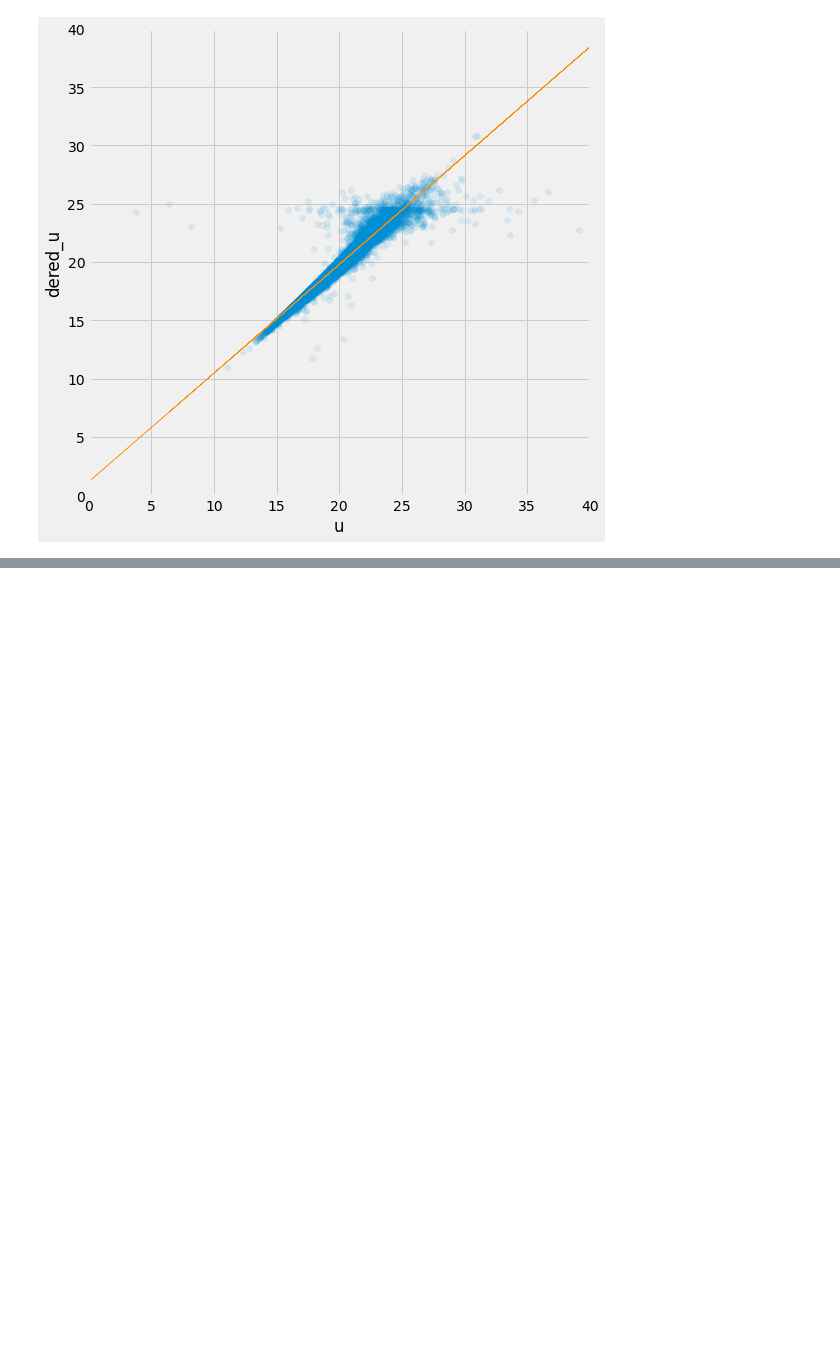
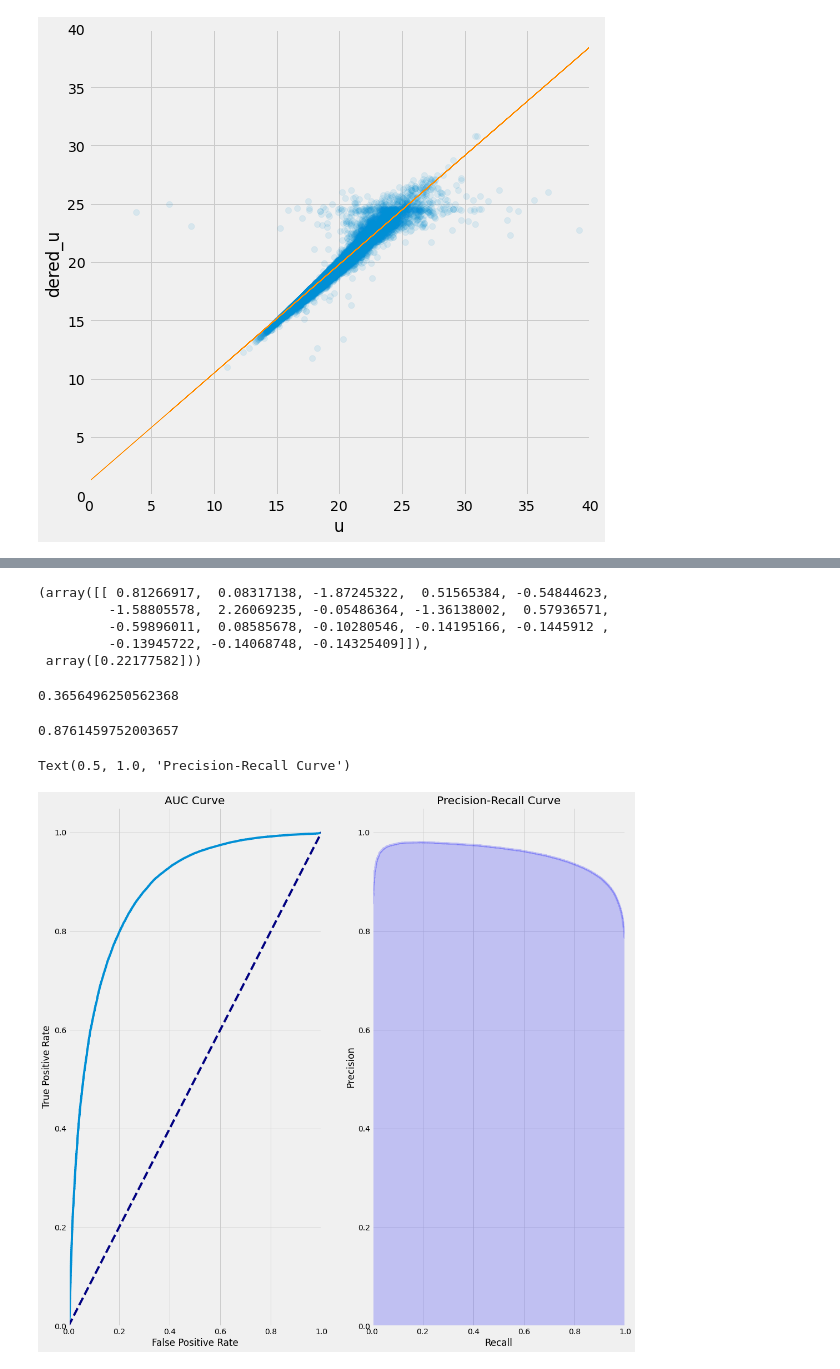
Before and after one commit to kaggler-tv/dku-kaggle-class, a Jupyter notebook: notebook/04-numpy-lr.ipynb, the cells around one changed output, grey strips where cells are left out. Saved outputs shown, nothing was run; the diff lists cells and outputs as text; code cells hidden in the pictures; blank space fills up the shorter version.

Commit message:
add logistic regression to notebook/04-numpy-lr.ipynb

```diff
--- a/notebook/04-numpy-lr.ipynb
+++ b/notebook/04-numpy-lr.ipynb
@@ -131,0 +134,3 @@ Text(0, 0.5, 'dered_u')
+# %%
+X = trn[trn['class'] != 0].drop('class', axis=1)
+y = trn[trn['class'] != 0]['class'].values - 1
@@ -131,0 +141,23 @@ Text(0, 0.5, 'dered_u')
+# %%
+from sklearn.linear_model import LogisticRegression
+from sklearn.metrics import log_loss, roc_auc_score
+
+lr = LogisticRegression()
+lr.fit(X, y)
+p = lr.predict_proba(X)[:, 1]
+# %%
+lr.coef_, lr.intercept_
+# %% [output]
+(array([[ 0.81266917,  0.08317138, -1.87245322,  0.51565384, -0.54844623,
+         -1.58805578,  2.26069235, -0.05486364, -1.36138002,  0.57936571,
+         -0.59896011,  0.08585678, -0.10280546, -0.14195166, -0.1445912 ,
+         -0.13945722, -0.14068748, -0.14325409]]),
+ array([0.22177582]))
+# %%
+log_loss(y, p)
+# %% [output]
+0.3656496250562368
+# %%
+roc_auc_score(y, p)
+# %% [output]
+0.8761459752003657
@@ -131,0 +166,11 @@ Text(0, 0.5, 'dered_u')
+# %%
+plt.figure(figsize=(16, 16))
+plt.subplot(1, 2, 1)
+plot_roc_curve(y, p);
+plt.title('AUC Curve')
+plt.subplot(1, 2, 2)
+plot_pr_curve(y, p);
+plt.title('Precision-Recall Curve')
+# %% [output]
+Text(0.5, 1.0, 'Precision-Recall Curve')
+[figure, added]
```
Also changed, not shown: parts of 4 cells of this notebook.
